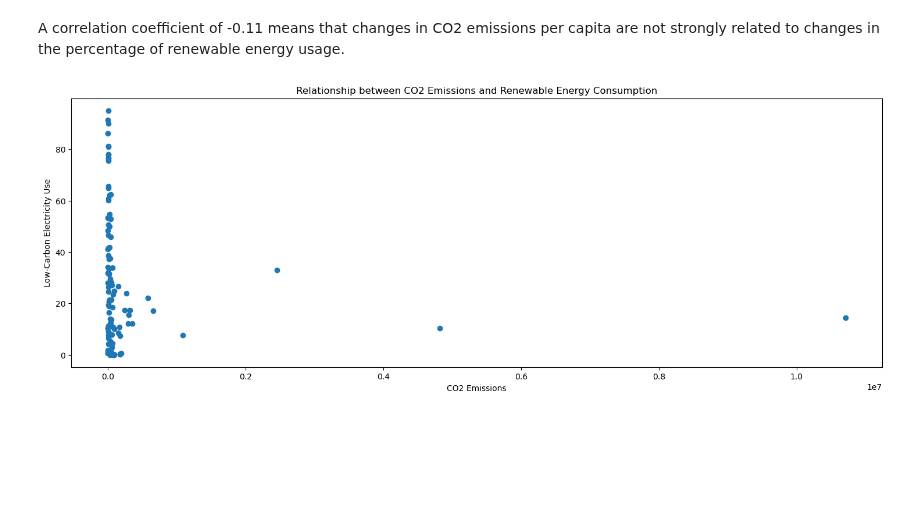
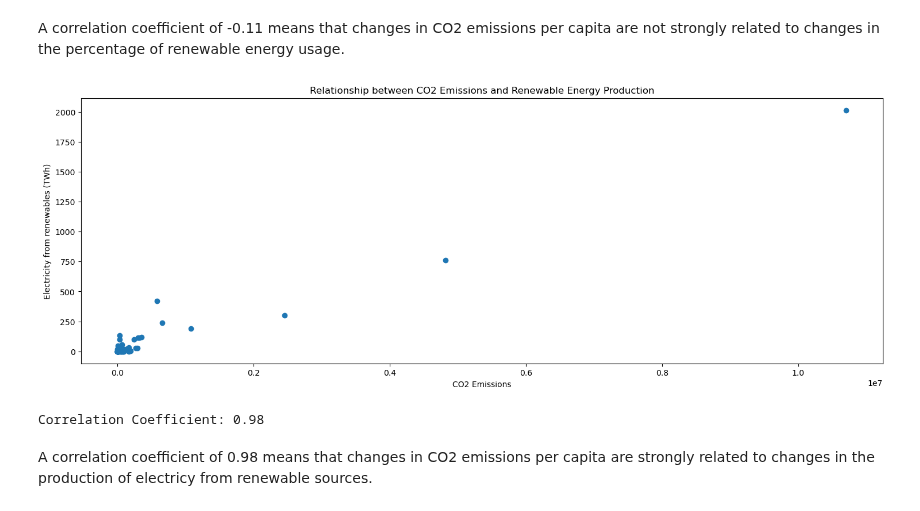
Before and after one commit to yosieph/Project1, a Jupyter notebook: project1.ipynb, the cells around one changed output. Saved outputs shown, nothing was run; the diff lists cells and outputs as text; code cells hidden in the pictures; blank space fills up the shorter version.

```diff
--- a/project1.ipynb
+++ b/project1.ipynb
@@ -838,15 +853,23 @@ A correlation coefficient of -0.11 means that changes in CO2 emissions per capit
 # %%
 # Create subplots for the visualizations
 fig, axes = plt.subplots(1, figsize=(18, 6))
 
 # Create a scatter plot
-plt.scatter(main_data['co2 Emissions (metric tons per capita)'], main_data['Renewable energy share in the total final energy consumption (%)'])
+plt.scatter(main_data['co2 Emissions (metric tons per capita)'], main_data['Electricity from renewables (TWh)'])
 plt.xlabel('CO2 Emissions')
-plt.ylabel('Low-Carbon Electricity Use')
-plt.title('Relationship between CO2 Emissions and Renewable Energy Consumption')
+plt.ylabel('Electricity from renewables (TWh)')
+plt.title('Relationship between CO2 Emissions and Renewable Energy Production')
 
 plt.savefig("output_data/relationship between co2 and renew.png", bbox_inches='tight')
 
 plt.show()
 # %% [output]
-[figure, old version]
+[figure, new version]
+# %%
+correlation_coefficient = main_data['co2 Emissions (metric tons per capita)'].corr(main_data['Electricity from renewables (TWh)'])
+# Print the correlation coefficient
+print(f'Correlation Coefficient: {correlation_coefficient:.2f}')
+# %% [output]
+Correlation Coefficient: 0.98
+# %% [markdown]
+A correlation coefficient of 0.98 means that changes in CO2 emissions per capita are strongly related to changes in the production of electricy from renewable sources.
```
Also changed, not shown: parts of 1 cell of this notebook, 1 other file.
